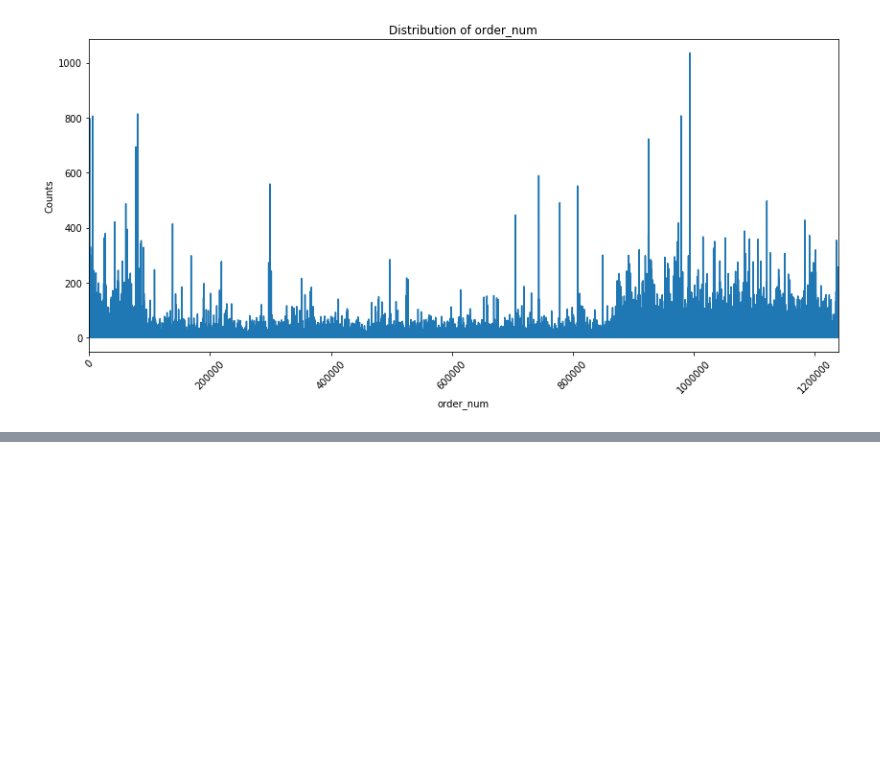
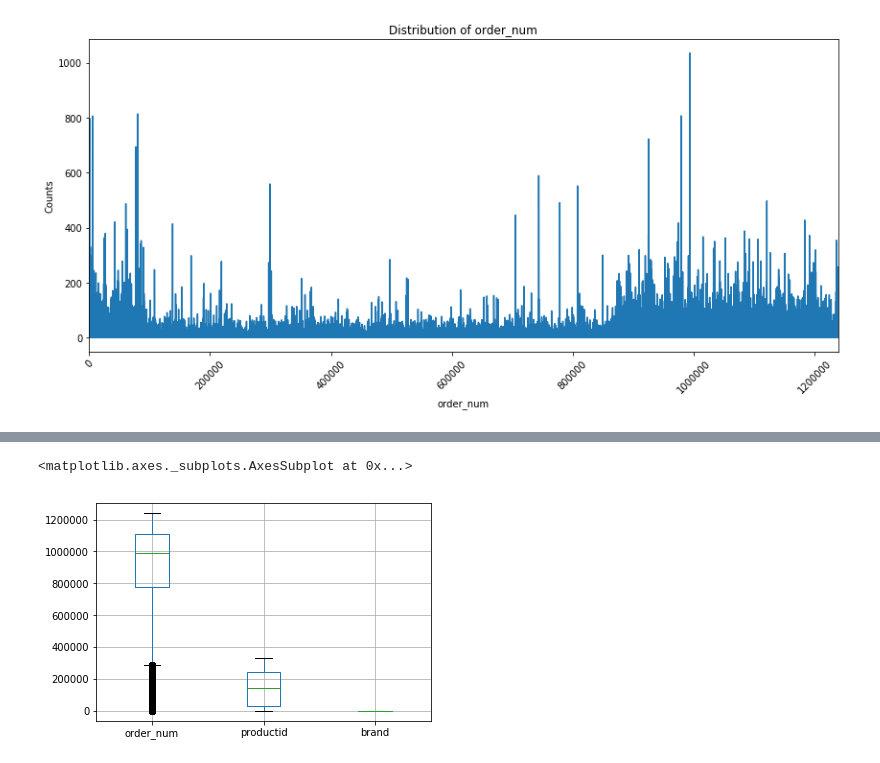
Before and after one commit to dsjoench/Ecommerce, a Jupyter notebook: Ecommerce.ipynb, the cells around one changed output, grey strips where cells are left out. Saved outputs shown, nothing was run; the diff lists cells and outputs as text; code cells hidden in the pictures; blank space fills up the shorter version.

```diff
--- a/Ecommerce.ipynb
+++ b/Ecommerce.ipynb
@@ -145,0 +159,5 @@ plot_feature(product_brand,'order_num')
+# %%
+product[(product['brand']==9)].boxplot()
+# %% [output]
+<matplotlib.axes._subplots.AxesSubplot at 0x...>
+[figure, added]
```
Also changed, not shown: parts of 31 cells of this notebook.
